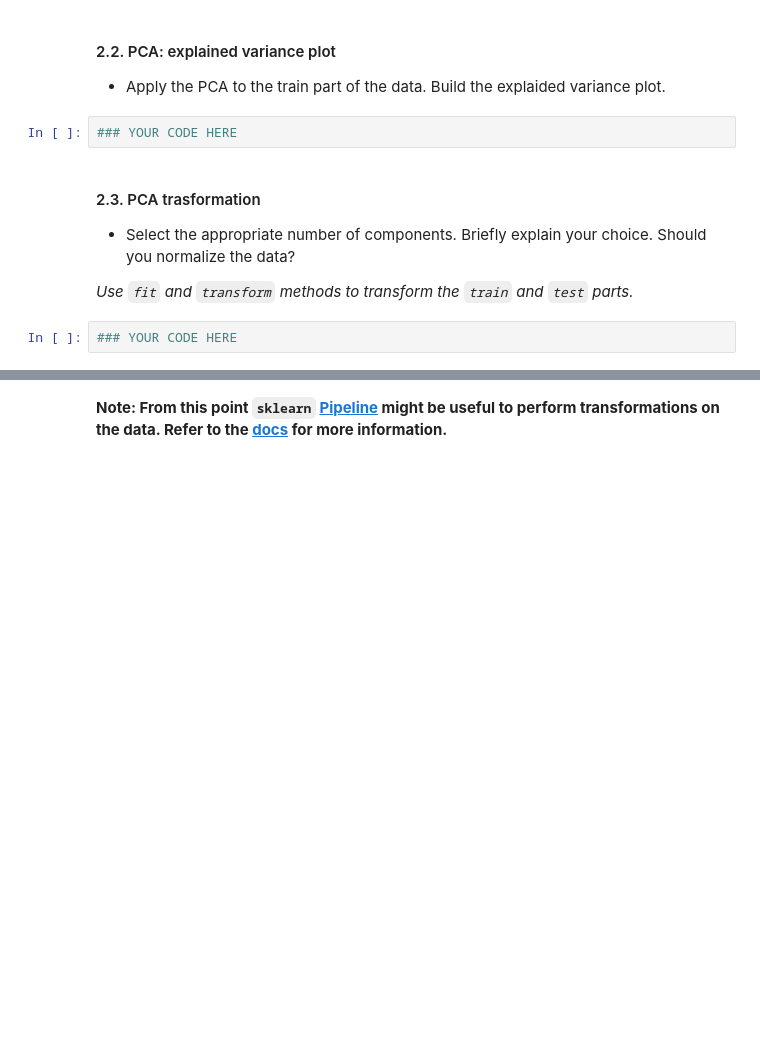
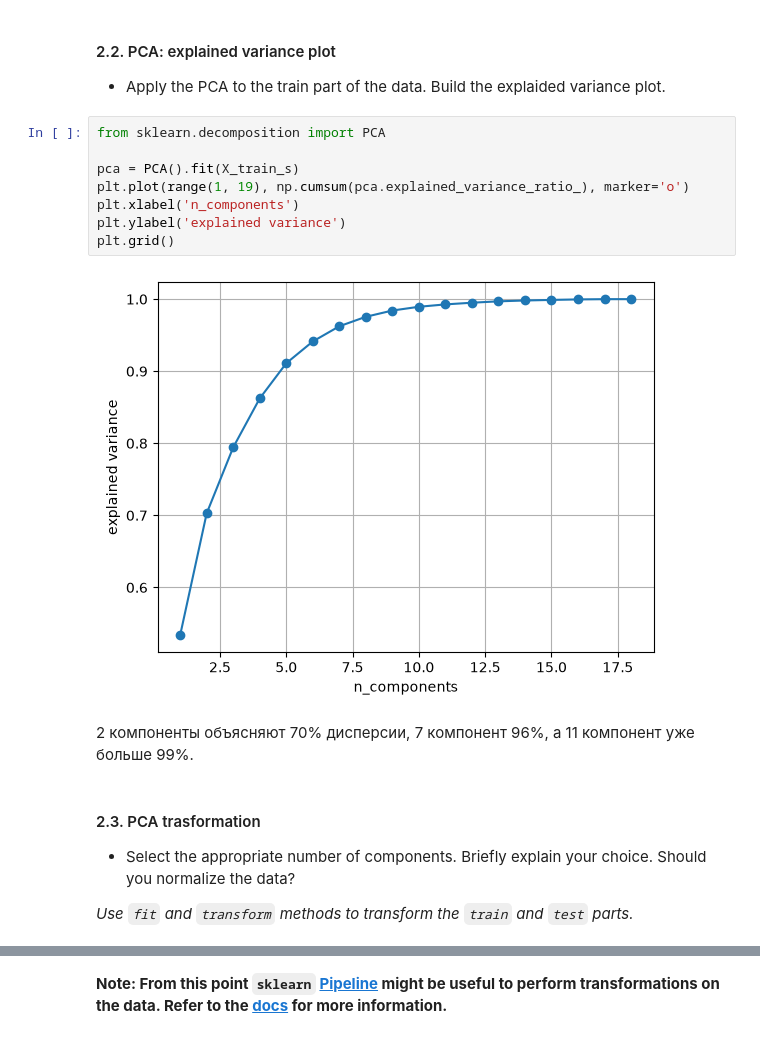
Before and after one commit to gutalinoed/ml_homework, a Jupyter notebook: homeworks/lab01_ml_pipeline/lab01_part2_ml_pipeline.ipynb, the cells around one changed output, grey strips where cells are left out. Drawn from its saved outputs; the diff is of its cells as text; blank space fills up the shorter version.

```diff
--- a/homeworks/lab01_ml_pipeline/lab01_part2_ml_pipeline.ipynb
+++ b/homeworks/lab01_ml_pipeline/lab01_part2_ml_pipeline.ipynb
@@ -119,12 +165,20 @@ Here you are supposed to perform the desired transformations. Please, explain yo
 # %% [markdown]
 #### 2.2. PCA: explained variance plot
 * Apply the PCA to the train part of the data. Build the explaided variance plot.
-# %%
-### YOUR CODE HERE
+# %%
+from sklearn.decomposition import PCA
+
+pca = PCA().fit(X_train_s)
+plt.plot(range(1, 19), np.cumsum(pca.explained_variance_ratio_), marker='o')
+plt.xlabel('n_components')
+plt.ylabel('explained variance')
+plt.grid()
+# %% [output]
+[figure, added]
+# %% [markdown]
+2 компоненты объясняют 70% дисперсии, 7 компонент 96%, а 11 компонент уже больше 99%.
 # %% [markdown]
 #### 2.3. PCA trasformation
 * Select the appropriate number of components. Briefly explain your choice. Should you normalize the data?
 
 *Use `fit` and `transform` methods to transform the `train` and `test` parts.*
-# %%
-### YOUR CODE HERE
```
Also changed, not shown: parts of 31 cells of this notebook, 2 other files.
